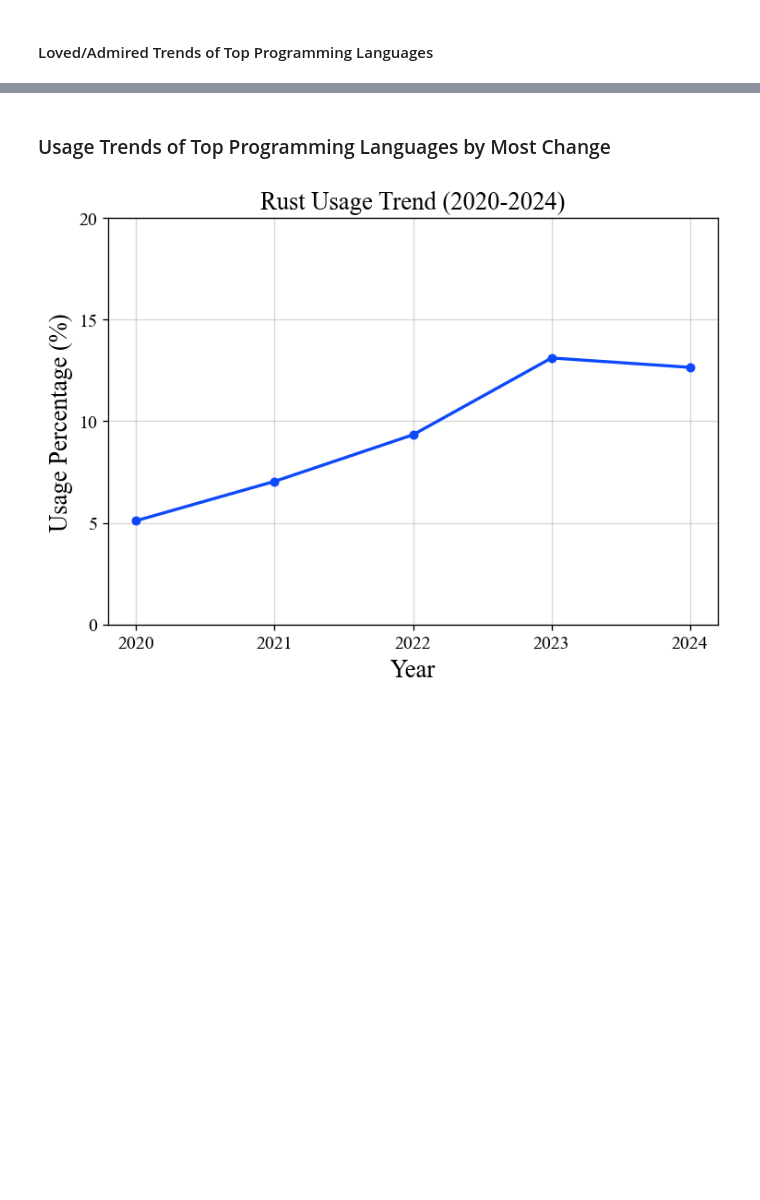
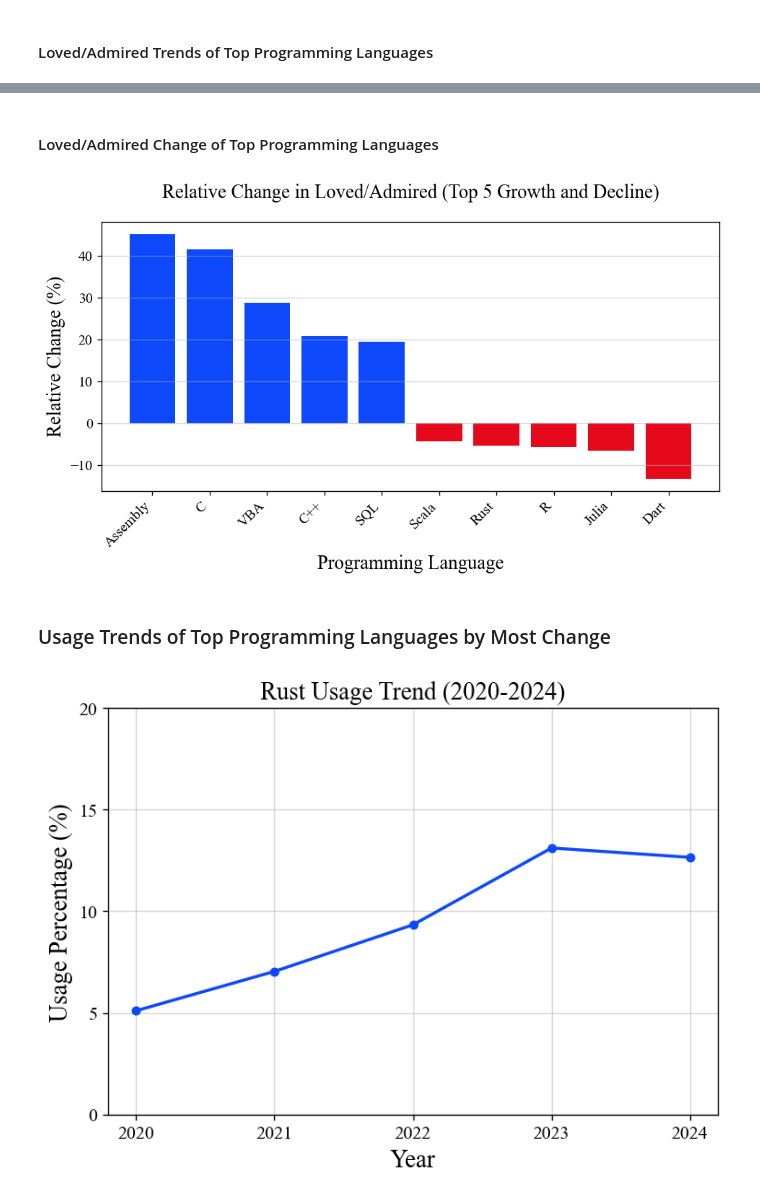
Before and after one commit to devinlin89/SO-language-trends-2020-2024, a Jupyter notebook: notebooks/analysis.ipynb, the cells around one changed output, grey strips where cells are left out. Cells and saved outputs as stored; diff of their text form; code cells hidden in the pictures; blank space fills up the shorter version.

```diff
--- a/notebooks/analysis.ipynb
+++ b/notebooks/analysis.ipynb
@@ -669,3 +651,13 @@ plt.show()
+# %% [markdown]
+#### Loved/Admired Change of Top Programming Languages
+# %%
+plotting.plot_relative_growth_bar_chart(
+    admired_measures_df,
+    metric_name="Loved/Admired",
+    top_n=5
+)
+# %% [output]
+[figure, added]
 # %% [markdown]
 ### Usage Trends of Top Programming Languages by Most Change
 # %%
```
Also changed, not shown: parts of 18 cells of this notebook, 2 other files.
